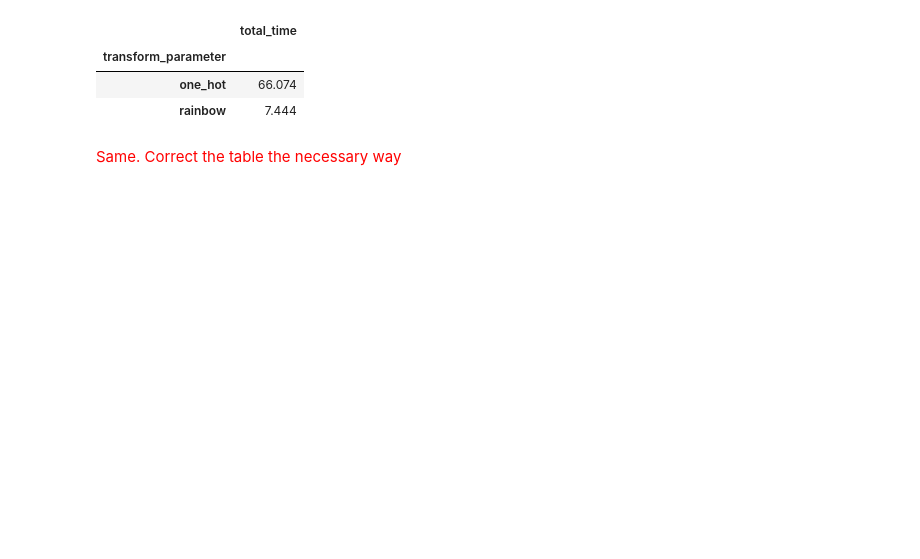
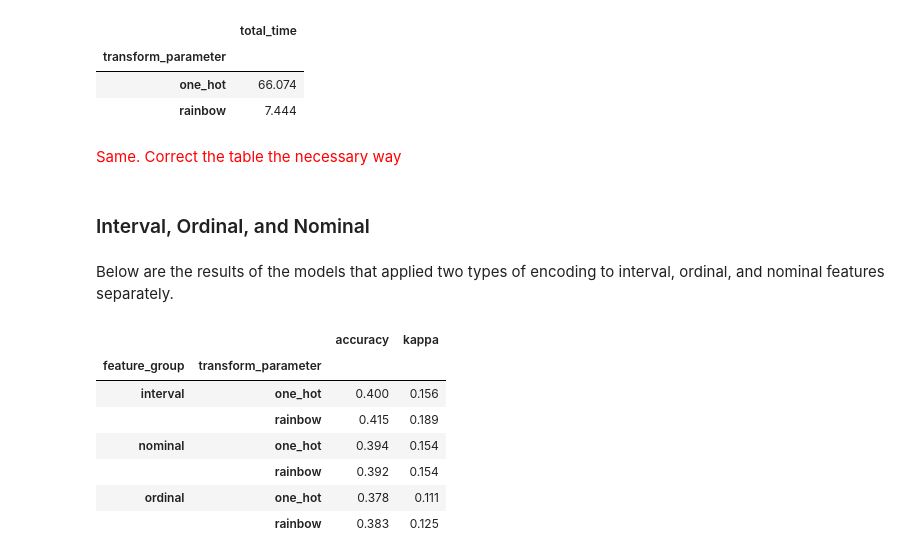
Before and after one commit to h17/fastreport, a Jupyter notebook: _notebooks/Rainbow_Paper.ipynb, the cells around one changed output. Cells and saved outputs as stored; diff of their text form; code cells hidden in the pictures; blank space fills up the shorter version.

```diff
--- a/_notebooks/Rainbow_Paper.ipynb
+++ b/_notebooks/Rainbow_Paper.ipynb
@@ -322,3 +323,19 @@ pd.DataFrame(t[t['feature_group']=='all'].groupby(['transform_parameter'])['tota
 | rainbow | 7.444 |
 # %% [markdown]
 <font color='red'>Same. Correct the table the necessary way</font>
+# %% [markdown]
+### Interval, Ordinal, and Nominal
+# %% [markdown]
+Below are the results of the models that applied two types of encoding to interval, ordinal, and nominal features separately.
+# %%
+## THIS CODE WILL BE HIDDEN, OUTPUT WILL BE SHOWN - probably, as a manual mardown table
+t[t['feature_group']!='all'].groupby(['feature_group','transform_parameter'])[['accuracy', 'kappa']].mean().round(3)
+# %% [output]
+|  |  | accuracy | kappa |
+| feature_group | transform_parameter |  |  |
+| interval | one_hot | 0.400 | 0.156 |
+|  | rainbow | 0.415 | 0.189 |
+| nominal | one_hot | 0.394 | 0.154 |
+|  | rainbow | 0.392 | 0.154 |
+| ordinal | one_hot | 0.378 | 0.111 |
+|  | rainbow | 0.383 | 0.125 |
```
Also changed, not shown: parts of 14 cells of this notebook.
